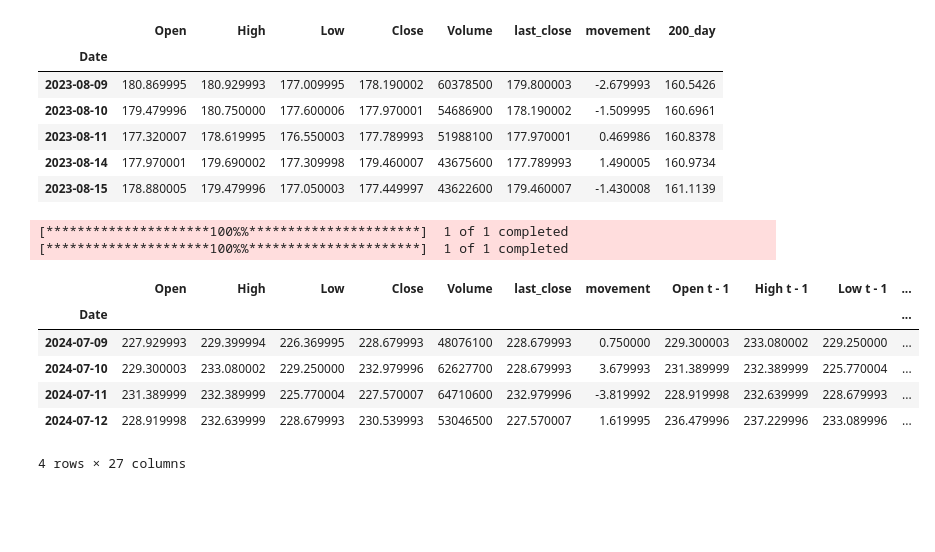
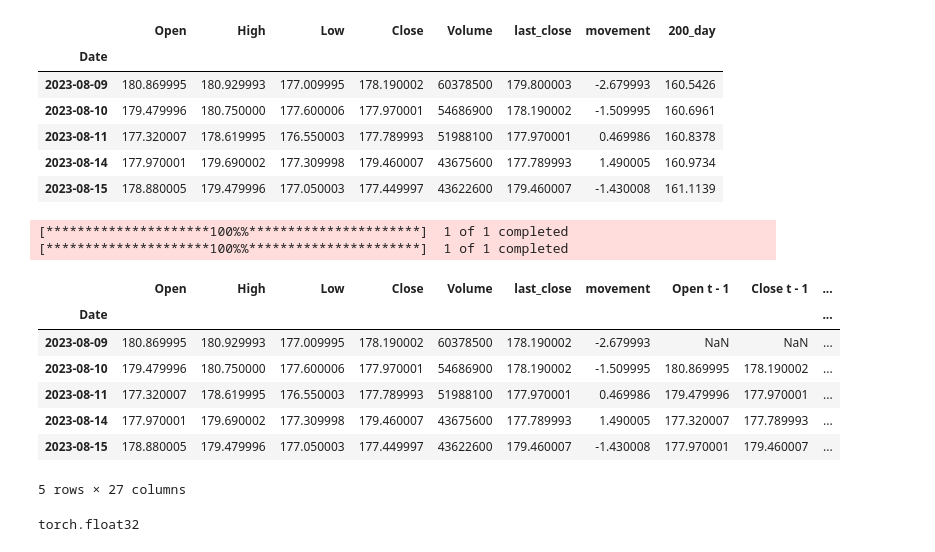
Before and after one commit to yohlimem/AI-Stonks, a Jupyter notebook: main.ipynb, the cells around one changed output. Drawn from its saved outputs; the diff is of its cells as text; code cells hidden in the pictures; blank space fills up the shorter version.

```diff
--- a/main.ipynb
+++ b/main.ipynb
@@ -10,7 +8,7 @@ from tensorflow.keras import layers, callbacks
 # %%
 stock_name = "AZN"
 # %%
-def prepare_data(stock_name, period="5y", interval="1d", with_today=False):
+def prepare_data(stock_name, period="5y", interval="1d", with_today=False,back_time=5):
 
     recent_data = yf.download(stock_name, period=period, interval=interval)
     data_200 = yf.download(stock_name, period="5y", interval="1d").tail(len(recent_data) + 200)
@@ -27,6 +25,12 @@ def prepare_data(stock_name, period="5y", interval="1d", with_today=False):
     if not with_today:
         recent_data = recent_data.iloc[:-1]
 
+    for i in range(back_time):
+        recent_data[f"Open t - {i+1}"] = recent_data["Open"].shift(-(i+1))
+        recent_data[f"Close t - {i+1}"] = recent_data["Close"].shift(-(i+1))
+        recent_data[f"High t - {i+1}"] = recent_data["High"].shift(-(i+1))
+        recent_data[f"Low t - {i+1}"] = recent_data["Low"].shift(-(i+1))
+    recent_data = recent_data.dropna()
     # add_plot = mpf.make_addplot(recent_data["200_day"], color="blue", linestyle="--")
 
     return recent_data
@@ -190,44 +197,47 @@ recent_data.head()
 # %%
 stock_name = "AAPL"
 # %%
-def prepare_data(stock_name, period="1mo", interval="1d",back_time=5):
+def prepare_data(stock_name, period="1y", interval="1d",back_time=5):
 
     recent_data = yf.download(stock_name, period=period, interval=interval)
     data_200 = yf.download(stock_name, period=period, interval=interval).tail(len(recent_data) + 200)
     data_200 = data_200.drop(columns=["Adj Close"])
 
     data_200["last_close"] = data_200["Close"].shift(1)
     data_200.fillna(method="bfill", inplace=True)
 
     data_200["movement"] = data_200["Close"] - data_200["Open"]
 
     recent_data = data_200.tail(len(recent_data))
 
     recent_data = recent_data.iloc[:-1]
 
     for i in range(back_time):
-        recent_data[f"Open t - {i+1}"] = recent_data["Open"].shift(-(i+1))
-        recent_data[f"High t - {i+1}"] = recent_data["High"].shift(-(i+1))
-        recent_data[f"Low t - {i+1}"] = recent_data["Low"].shift(-(i+1))
-        recent_data[f"Close t - {i+1}"] = recent_data["Close"].shift(-(i+1))
+        recent_data[f"Open t - {i+1}"] = recent_data["Open"].shift((i+1))
+        recent_data[f"Close t - {i+1}"] = recent_data["Close"].shift((i+1))
+        recent_data[f"High t - {i+1}"] = recent_data["High"].shift((i+1))
+        recent_data[f"Low t - {i+1}"] = recent_data["Low"].shift((i+1))
+    recent_data = recent_data.dropna()
 
 
     # add_plot = mpf.make_addplot(recent_data["200_day"], color="blue", linestyle="--")
-    recent_data = recent_data[:i]
+
     return recent_data
 
 recent_data = prepare_data(stock_name,back_time=5)
+
 recent_data.head()
 # %% [output]
 [*********************100%%**********************]  1 of 1 completed
 [*********************100%%**********************]  1 of 1 completed
-|  | Open | High | Low | Close | Volume | last_close | movement | Open t - 1 | High t - 1 | Low t - 1 | ... |
-| Date |  |  |  |  |  |  |  |  |  |  | ... |
-| 2024-07-09 | 227.929993 | 229.399994 | 226.369995 | 228.679993 | 48076100 | 228.679993 | 0.750000 | 229.300003 | 233.080002 | 229.250000 | ... |
-| 2024-07-10 | 229.300003 | 233.080002 | 229.250000 | 232.979996 | 62627700 | 228.679993 | 3.679993 | 231.389999 | 232.389999 | 225.770004 | ... |
-| 2024-07-11 | 231.389999 | 232.389999 | 225.770004 | 227.570007 | 64710600 | 232.979996 | -3.819992 | 228.919998 | 232.639999 | 228.679993 | ... |
-| 2024-07-12 | 228.919998 | 232.639999 | 228.679993 | 230.539993 | 53046500 | 227.570007 | 1.619995 | 236.479996 | 237.229996 | 233.089996 | ... |
+|  | Open | High | Low | Close | Volume | last_close | movement | Open t - 1 | Close t - 1 | ... |
+| Date |  |  |  |  |  |  |  |  |  | ... |
+| 2023-08-09 | 180.869995 | 180.929993 | 177.009995 | 178.190002 | 60378500 | 178.190002 | -2.679993 | NaN | NaN | ... |
+| 2023-08-10 | 179.479996 | 180.750000 | 177.600006 | 177.970001 | 54686900 | 178.190002 | -1.509995 | 180.869995 | 178.190002 | ... |
+| 2023-08-11 | 177.320007 | 178.619995 | 176.550003 | 177.789993 | 51988100 | 177.970001 | 0.469986 | 179.479996 | 177.970001 | ... |
+| 2023-08-14 | 177.970001 | 179.690002 | 177.309998 | 179.460007 | 43675600 | 177.789993 | 1.490005 | 177.320007 | 177.789993 | ... |
+| 2023-08-15 | 178.880005 | 179.479996 | 177.050003 | 177.449997 | 43622600 | 179.460007 | -1.430008 | 177.970001 | 179.460007 | ... |
-4 rows × 27 columns
+5 rows × 27 columns
 # %%
 from sklearn.model_selection import train_test_split
 import torch
@@ -246,3 +256,25 @@ X_train = X_train.to(torch.float32)
 X_test= X_test.to(torch.float32)
 y_train = y_train.to(torch.float32)
 y_test =y_test.to(torch.float32)
+# %%
+
+class StockEstModel(nn.Module):
+    def __init__(self):
+        super().__init__()
+        self.layers = nn.Sequential(
+            nn.Linear(in_features=24,out_features=10),
+            nn.ReLU(),
+            nn.Linear(in_features=10,out_features=10),
+            nn.ReLU(),
+            nn.Linear(in_features=10,out_features=5),
+
+            nn.Linear(in_features=5,out_features=1)
+        )
+
+    def forward(self,x):
+
+        return self.layers(x)
+model = StockEstModel()
+print(X_train.dtype)
+# %% [output]
+torch.float32
```
Also changed, not shown: parts of 16 cells of this notebook, 1 other file.
